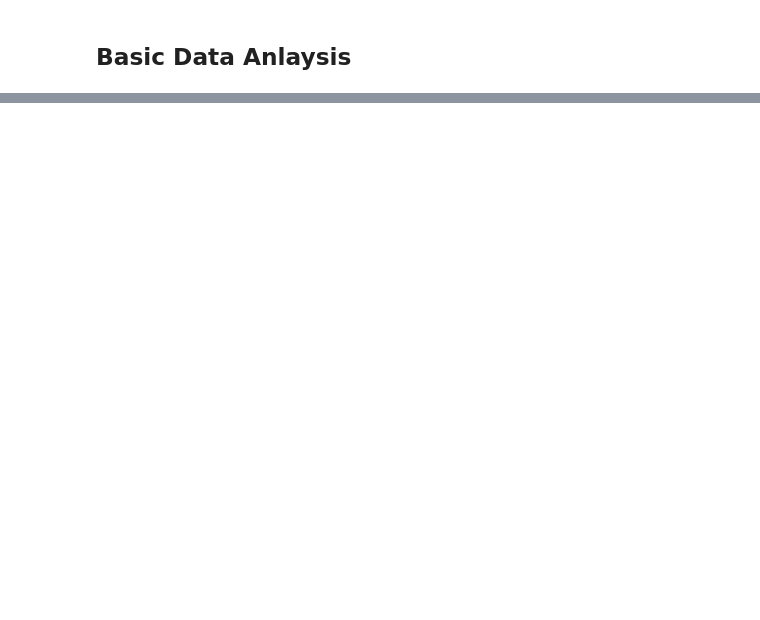
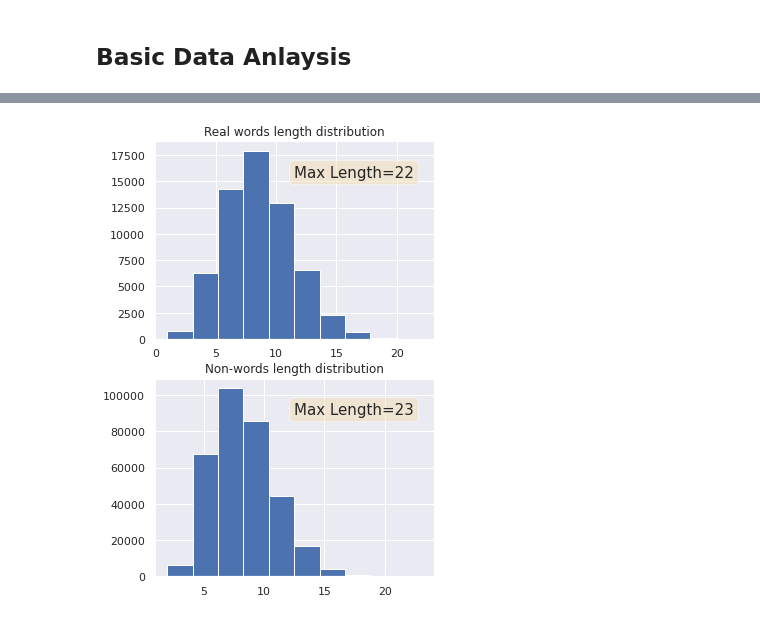
Before and after one commit to FrancescoMorri/Language_Classifcation, a Jupyter notebook: Data_Maker.ipynb, the cells around one changed output, grey strips where cells are left out. Cells and saved outputs as stored; diff of their text form; code cells hidden in the pictures; blank space fills up the shorter version.

```diff
--- a/Data_Maker.ipynb
+++ b/Data_Maker.ipynb
@@ -53,0 +43,37 @@ import seaborn as sns
+# %%
+real_words = words[words['lexicality']=='W']['spelling']
+non_words = words[words['lexicality']=='N']['spelling']
+# %%
+real_length = []
+for a in real_words:
+    if (type(a) == type("sr")):
+        real_length.append(len(a))
+    else:
+        print(a)
+
+non_length = []
+for a in non_words:
+    if (type(a) == type("sr")):
+        non_length.append(len(a))
+    else:
+        print(a)
+# %%
+fig, ax = plt.subplots(2,1, figsize=(5,8))
+props = dict(boxstyle='round', facecolor='wheat', alpha=0.5)
+
+ax[0].hist(real_length, bins=10)
+ax[0].set_title("Real words length distribution")
+ax[0].text(0.5, 0.88, "Max Length=%.d"%(max(real_length)), transform=ax[0].transAxes, fontsize=15,
+        verticalalignment='top', bbox=props)
+
+
+
+ax[1].hist(non_length, bins=10)
+ax[1].set_title("Non-words length distribution")
+ax[1].text(0.5, 0.88, "Max Length=%.d"%(max(non_length)), transform=ax[1].transAxes, fontsize=15,
+        verticalalignment='top', bbox=props)
+
+fig.savefig(PATH+"graphs/length_distr.png", bbox_inches='tight')
+plt.show()
+# %% [output]
+[figure, added]
```
Also changed, not shown: parts of 26 cells of this notebook.
